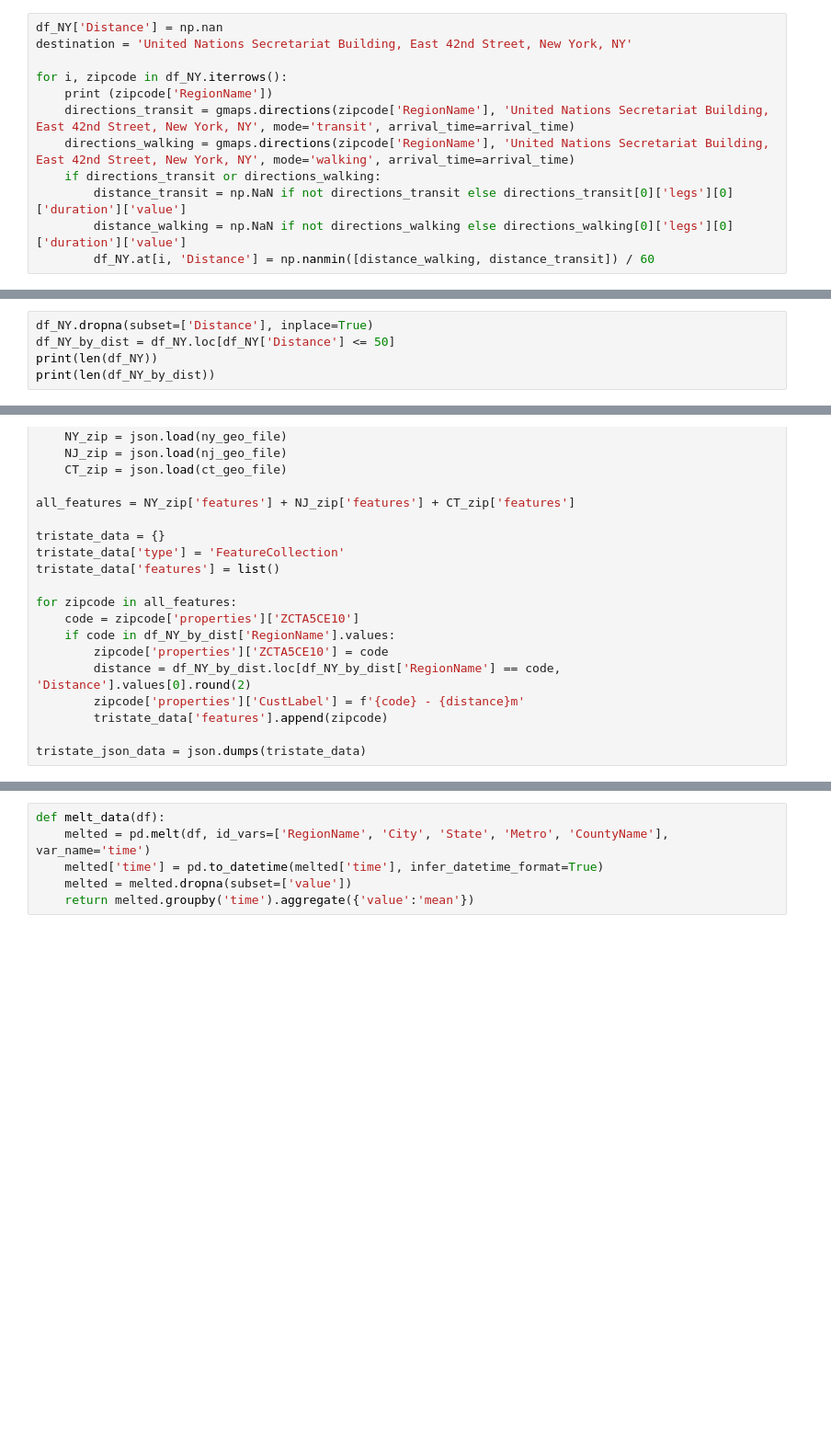
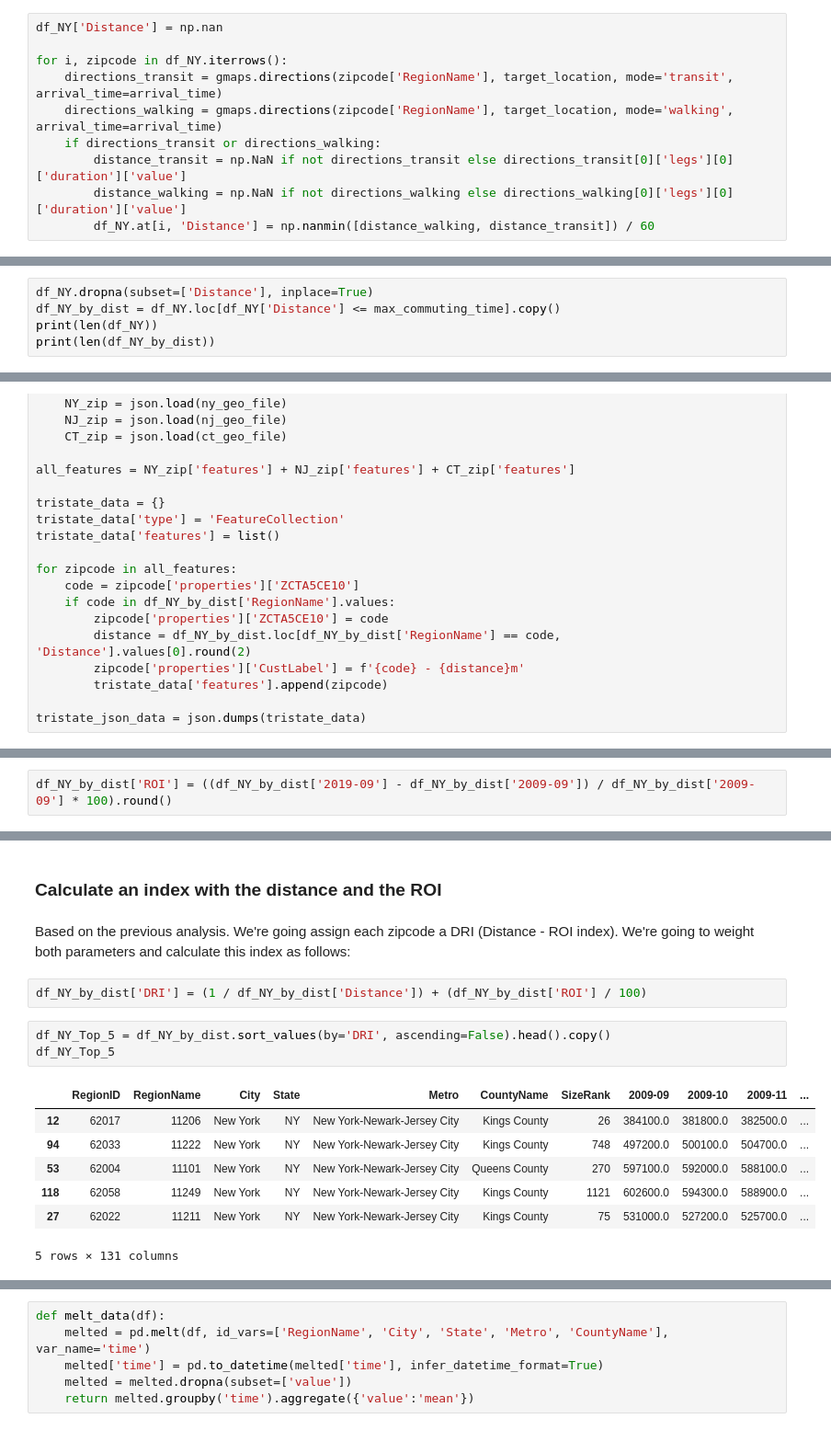
Before and after one commit to bartomolina/dsmod4project, a Jupyter notebook: student.ipynb, the cells around one changed output, grey strips where cells are left out. Shown at 92% size. Drawn from its saved outputs; the diff is of its cells as text; blank space fills up the shorter version.

```diff
--- a/student.ipynb
+++ b/student.ipynb
@@ -136,11 +142,9 @@ We're going to select the zipcodes that are closer than half an hour by public t
 # %%
 df_NY['Distance'] = np.nan
-destination = 'United Nations Secretariat Building, East 42nd Street, New York, NY'
 
 for i, zipcode in df_NY.iterrows():
-    print (zipcode['RegionName'])
-    directions_transit = gmaps.directions(zipcode['RegionName'], 'United Nations Secretariat Building, East 42nd Street, New York, NY', mode='transit', arrival_time=arrival_time)
-    directions_walking = gmaps.directions(zipcode['RegionName'], 'United Nations Secretariat Building, East 42nd Street, New York, NY', mode='walking', arrival_time=arrival_time)
+    directions_transit = gmaps.directions(zipcode['RegionName'], target_location, mode='transit', arrival_time=arrival_time)
+    directions_walking = gmaps.directions(zipcode['RegionName'], target_location, mode='walking', arrival_time=arrival_time)
     if directions_transit or directions_walking:
         distance_transit = np.NaN if not directions_transit else directions_transit[0]['legs'][0]['duration']['value']
         distance_walking = np.NaN if not directions_walking else directions_walking[0]['legs'][0]['duration']['value']
@@ -148,6 +154,6 @@ for i, zipcode in df_NY.iterrows():
 # %%
 df_NY.dropna(subset=['Distance'], inplace=True)
-df_NY_by_dist = df_NY.loc[df_NY['Distance'] <= 50]
+df_NY_by_dist = df_NY.loc[df_NY['Distance'] <= max_commuting_time].copy()
 print(len(df_NY))
 print(len(df_NY_by_dist))
 # %% [output]
@@ -216,0 +219,2 @@ m
+# %%
+df_NY_by_dist['ROI'] = ((df_NY_by_dist['2019-09'] - df_NY_by_dist['2009-09']) / df_NY_by_dist['2009-09'] * 100).round()
@@ -216,0 +260,17 @@ m
+# %% [markdown]
+### Calculate an index with the distance and the ROI
+# %% [markdown]
+Based on the previous analysis. We're going assign each zipcode a DRI (Distance - ROI index). We're going to weight both parameters and calculate this index as follows:
+# %%
+df_NY_by_dist['DRI'] = (1 / df_NY_by_dist['Distance']) + (df_NY_by_dist['ROI'] / 100)
+# %%
+df_NY_Top_5 = df_NY_by_dist.sort_values(by='DRI', ascending=False).head().copy()
+df_NY_Top_5
+# %% [output]
+|  | RegionID | RegionName | City | State | Metro | CountyName | SizeRank | 2009-09 | 2009-10 | 2009-11 | ... |
+| 12 | 62017 | 11206 | New York | NY | New York-Newark-Jersey City | Kings County | 26 | 384100.0 | 381800.0 | 382500.0 | ... |
+| 94 | 62033 | 11222 | New York | NY | New York-Newark-Jersey City | Kings County | 748 | 497200.0 | 500100.0 | 504700.0 | ... |
+| 53 | 62004 | 11101 | New York | NY | New York-Newark-Jersey City | Queens County | 270 | 597100.0 | 592000.0 | 588100.0 | ... |
+| 118 | 62058 | 11249 | New York | NY | New York-Newark-Jersey City | Kings County | 1121 | 602600.0 | 594300.0 | 588900.0 | ... |
+| 27 | 62022 | 11211 | New York | NY | New York-Newark-Jersey City | Kings County | 75 | 531000.0 | 527200.0 | 525700.0 | ... |
+5 rows × 131 columns
```
Also changed, not shown: parts of 26 cells of this notebook.
